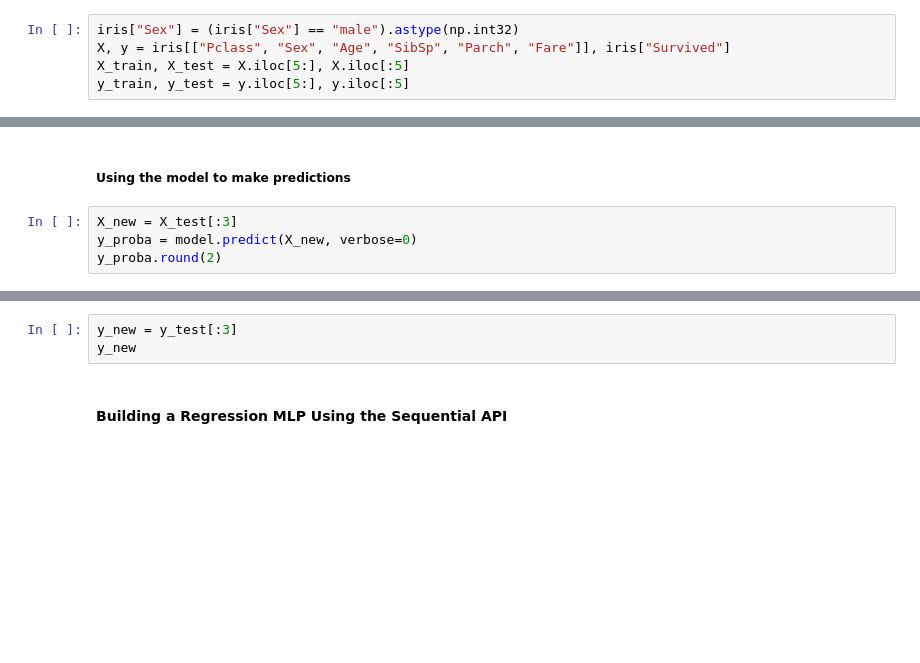
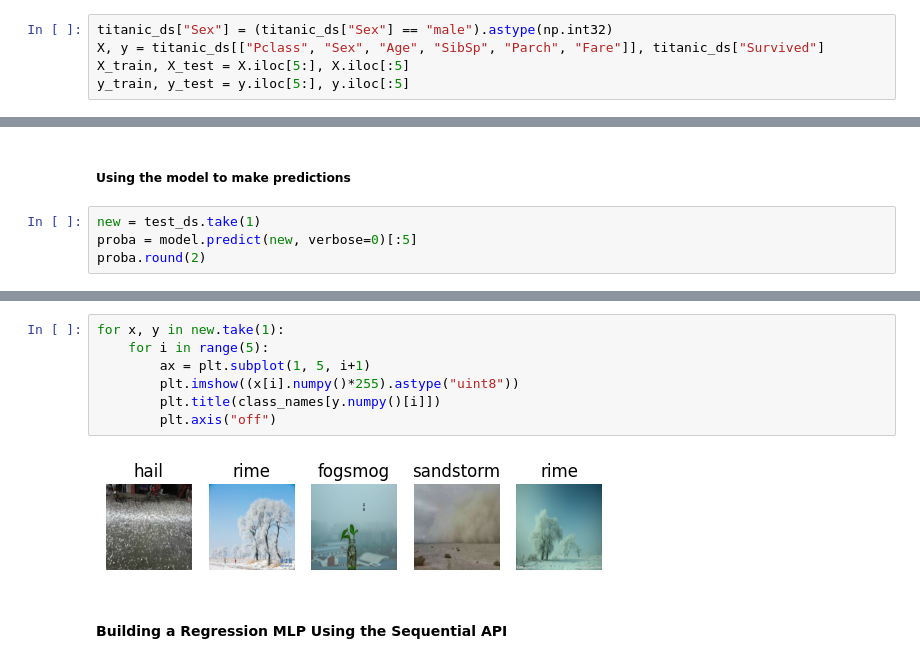
Before and after one commit to Artem259/univ4.2_ISM, a Jupyter notebook: lab9/personal_task.ipynb, the cells around one changed output, grey strips where cells are left out. Saved outputs shown, nothing was run; the diff lists cells and outputs as text; blank space fills up the shorter version.

```diff
--- a/lab9/personal_task.ipynb
+++ b/lab9/personal_task.ipynb
@@ -62,6 +79,6 @@ iris.head(5)
 # %%
-iris["Sex"] = (iris["Sex"] == "male").astype(np.int32)
-X, y = iris[["Pclass", "Sex", "Age", "SibSp", "Parch", "Fare"]], iris["Survived"]
+titanic_ds["Sex"] = (titanic_ds["Sex"] == "male").astype(np.int32)
+X, y = titanic_ds[["Pclass", "Sex", "Age", "SibSp", "Parch", "Fare"]], titanic_ds["Survived"]
 X_train, X_test = X.iloc[5:], X.iloc[:5]
 y_train, y_test = y.iloc[5:], y.iloc[:5]
 # %%
@@ -204,6 +245,6 @@ model.evaluate(X_test, y_test)
 # %% [markdown]
 ##### Using the model to make predictions
 # %%
-X_new = X_test[:3]
-y_proba = model.predict(X_new, verbose=0)
-y_proba.round(2)
+new = test_ds.take(1)
+proba = model.predict(new, verbose=0)[:5]
+proba.round(2)
@@ -215,5 +267,11 @@ np.array(class_names)[y_pred]
-# %%
-y_new = y_test[:3]
-y_new
+# %%
+for x, y in new.take(1):
+    for i in range(5):
+        ax = plt.subplot(1, 5, i+1)
+        plt.imshow((x[i].numpy()*255).astype("uint8"))
+        plt.title(class_names[y.numpy()[i]])
+        plt.axis("off")
+# %% [output]
+[figure, added]
 # %% [markdown]
 #### Building a Regression MLP Using the Sequential API
```
Also changed, not shown: parts of 43 cells of this notebook, 1 other file.
